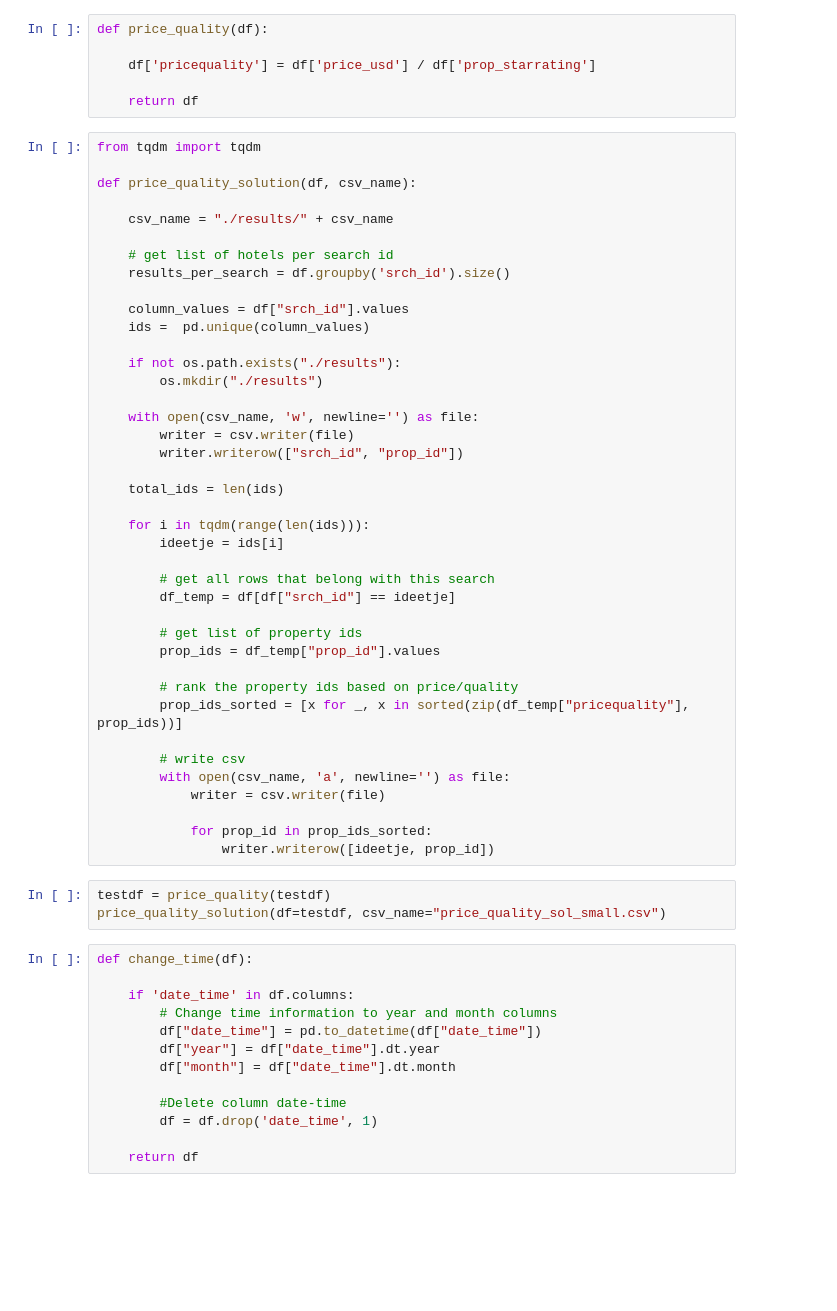
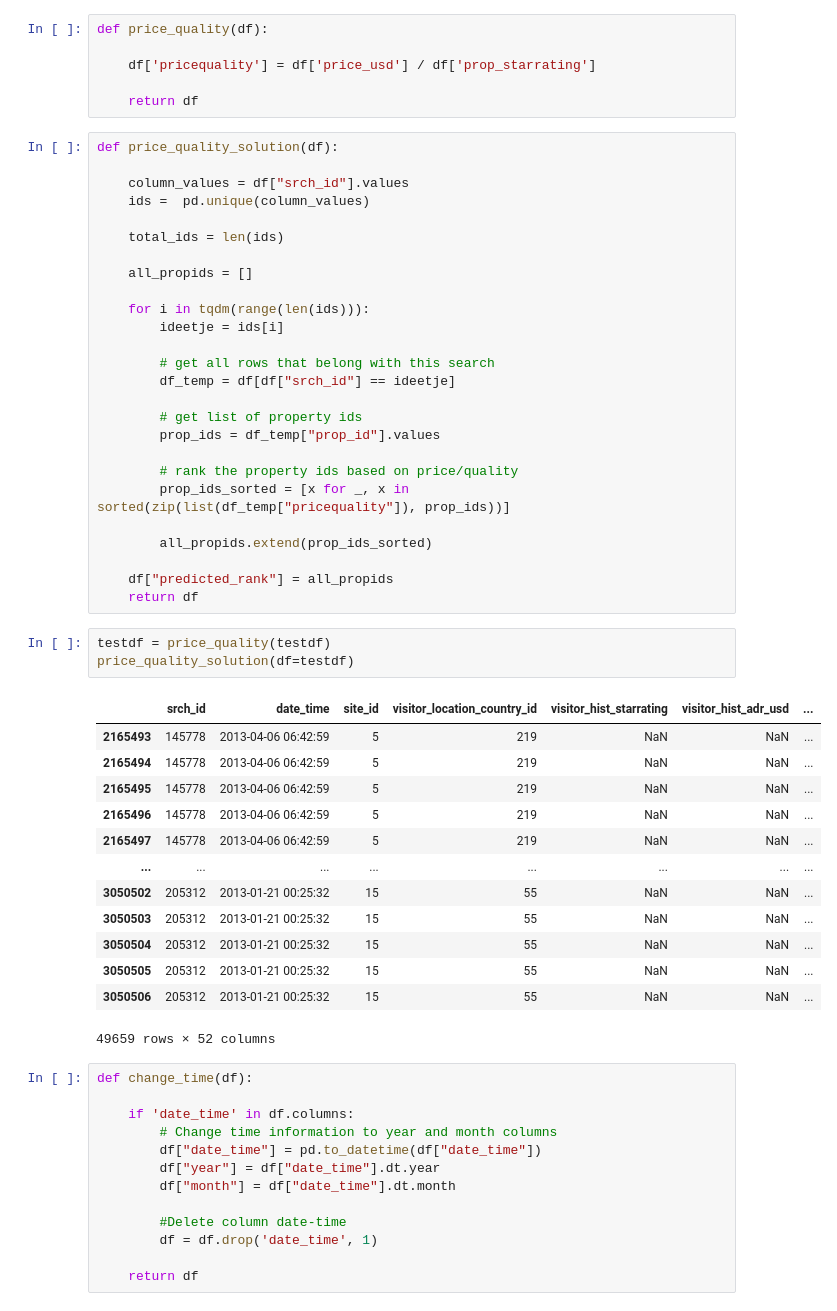
Before and after one commit to NatasjaWezel/DataMiningTechniques, a Jupyter notebook: Assignment2/tests_on_small_df.ipynb, the cells around one changed output. Drawn from its saved outputs; the diff is of its cells as text; blank space fills up the shorter version.

```diff
--- a/Assignment2/tests_on_small_df.ipynb
+++ b/Assignment2/tests_on_small_df.ipynb
@@ -45,26 +42,14 @@ def price_quality(df):
 
     return df
 # %%
-from tqdm import tqdm
-
-def price_quality_solution(df, csv_name):
-
-    csv_name = "./results/" + csv_name
-
-    # get list of hotels per search id
-    results_per_search = df.groupby('srch_id').size()
+def price_quality_solution(df):
 
     column_values = df["srch_id"].values
     ids =  pd.unique(column_values)
 
-    if not os.path.exists("./results"):
-        os.mkdir("./results")
+    total_ids = len(ids)
 
-    with open(csv_name, 'w', newline='') as file:
-        writer = csv.writer(file)
-        writer.writerow(["srch_id", "prop_id"])
-
-    total_ids = len(ids)
+    all_propids = []
 
     for i in tqdm(range(len(ids))):
         ideetje = ids[i]
@@ -76,17 +61,29 @@ def price_quality_solution(df, csv_name):
         prop_ids = df_temp["prop_id"].values
 
         # rank the property ids based on price/quality
-        prop_ids_sorted = [x for _, x in sorted(zip(df_temp["pricequality"], prop_ids))]
+        prop_ids_sorted = [x for _, x in sorted(zip(list(df_temp["pricequality"]), prop_ids))]
 
-        # write csv
-        with open(csv_name, 'a', newline='') as file:
-            writer = csv.writer(file)
+        all_propids.extend(prop_ids_sorted)
 
-            for prop_id in prop_ids_sorted:
-                writer.writerow([ideetje, prop_id])
+    df["predicted_rank"] = all_propids
+    return df
 # %%
 testdf = price_quality(testdf)
-price_quality_solution(df=testdf, csv_name="price_quality_sol_small.csv")
+price_quality_solution(df=testdf)
+# %% [output]
+|  | srch_id | date_time | site_id | visitor_location_country_id | visitor_hist_starrating | visitor_hist_adr_usd | ... |
+| 2165493 | 145778 | 2013-04-06 06:42:59 | 5 | 219 | NaN | NaN | ... |
+| 2165494 | 145778 | 2013-04-06 06:42:59 | 5 | 219 | NaN | NaN | ... |
+| 2165495 | 145778 | 2013-04-06 06:42:59 | 5 | 219 | NaN | NaN | ... |
+| 2165496 | 145778 | 2013-04-06 06:42:59 | 5 | 219 | NaN | NaN | ... |
+| 2165497 | 145778 | 2013-04-06 06:42:59 | 5 | 219 | NaN | NaN | ... |
+| ... | ... | ... | ... | ... | ... | ... | ... |
+| 3050502 | 205312 | 2013-01-21 00:25:32 | 15 | 55 | NaN | NaN | ... |
+| 3050503 | 205312 | 2013-01-21 00:25:32 | 15 | 55 | NaN | NaN | ... |
+| 3050504 | 205312 | 2013-01-21 00:25:32 | 15 | 55 | NaN | NaN | ... |
+| 3050505 | 205312 | 2013-01-21 00:25:32 | 15 | 55 | NaN | NaN | ... |
+| 3050506 | 205312 | 2013-01-21 00:25:32 | 15 | 55 | NaN | NaN | ... |
+49659 rows × 52 columns
 # %%
 def change_time(df):
 
```
Also changed, not shown: parts of 15 cells of this notebook, 4 other files.
